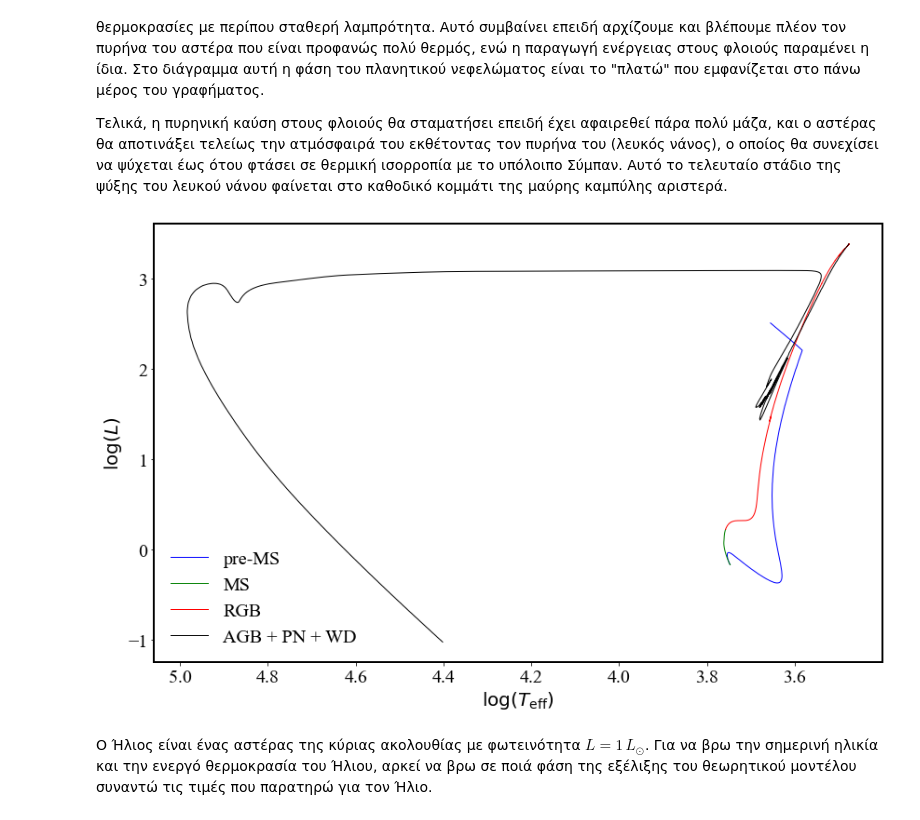
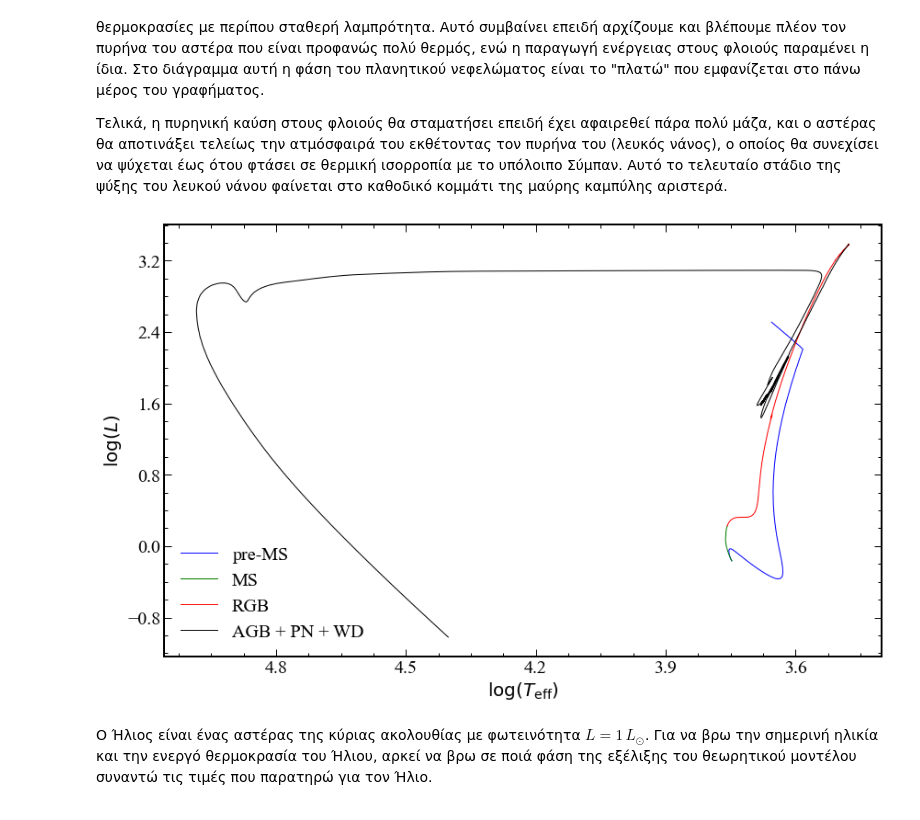
Before and after one commit to schanlar/python-UoC, a Jupyter notebook: 05.Astrophysics_Project/stellar_evolution_solution.ipynb, the cells around one changed output. Saved outputs shown, nothing was run; the diff lists cells and outputs as text; code cells hidden in the pictures.

```diff
--- a/05.Astrophysics_Project/stellar_evolution_solution.ipynb
+++ b/05.Astrophysics_Project/stellar_evolution_solution.ipynb
@@ -553,21 +553,21 @@ The maximum radius of the star is ~ 183.3 Rsun
 
 Τελικά, η πυρηνική καύση στους φλοιούς θα σταματήσει επειδή έχει αφαιρεθεί πάρα πολύ μάζα, και ο αστέρας θα αποτινάξει τελείως την ατμόσφαιρά του εκθέτοντας τον πυρήνα του (λευκός νάνος), ο οποίος θα συνεχίσει να ψύχεται έως ότου φτάσει σε θερμική ισορροπία με το υπόλοιπο Σύμπαν. Αυτό το τελευταίο στάδιο της ψύξης του λευκού νάνου φαίνεται στο καθοδικό κομμάτι της μαύρης καμπύλης αριστερά.
 # %%
-# make_canvas(fontsize=20)
+make_canvas(fontsize=20)
 
 _ = plt.xlabel(r'$\log (T_{\rm eff})$')
 _ = plt.ylabel(r'$\log (L)$')
 
 _ = plt.plot(data.iloc[:zams_idx+1, 3], data.iloc[:zams_idx+1, 4], c='b', label='pre-MS')
 _ = plt.plot(data.iloc[zams_idx:tams_idx+1, 3], data.iloc[zams_idx:tams_idx+1, 4], c='g', label='MS')
 _ = plt.plot(data.iloc[tams_idx:max_L_idx+1, 3], data.iloc[tams_idx:max_L_idx+1, 4], c='r', label='RGB')
 _ = plt.plot(data.iloc[max_L_idx:, 3], data.iloc[max_L_idx:, 4], c='k', label='AGB + PN + WD')
 
 _ = plt.gca().invert_xaxis()
 
 _ = plt.legend(loc='lower left', frameon=False)
 # %% [output]
-[figure, old version]
+[figure, new version]
 # %% [markdown]
 Ο Ήλιος είναι ένας αστέρας της κύριας ακολουθίας με φωτεινότητα $L = 1\,L_\odot$. Για να βρω την σημερινή ηλικία και την ενεργό θερμοκρασία του Ήλιου, αρκεί να βρω σε ποιά φάση της εξέλιξης του θεωρητικού μοντέλου συναντώ τις τιμές που παρατηρώ για τον Ήλιο.
 # %%
```
Also changed, not shown: parts of 3 cells of this notebook.
